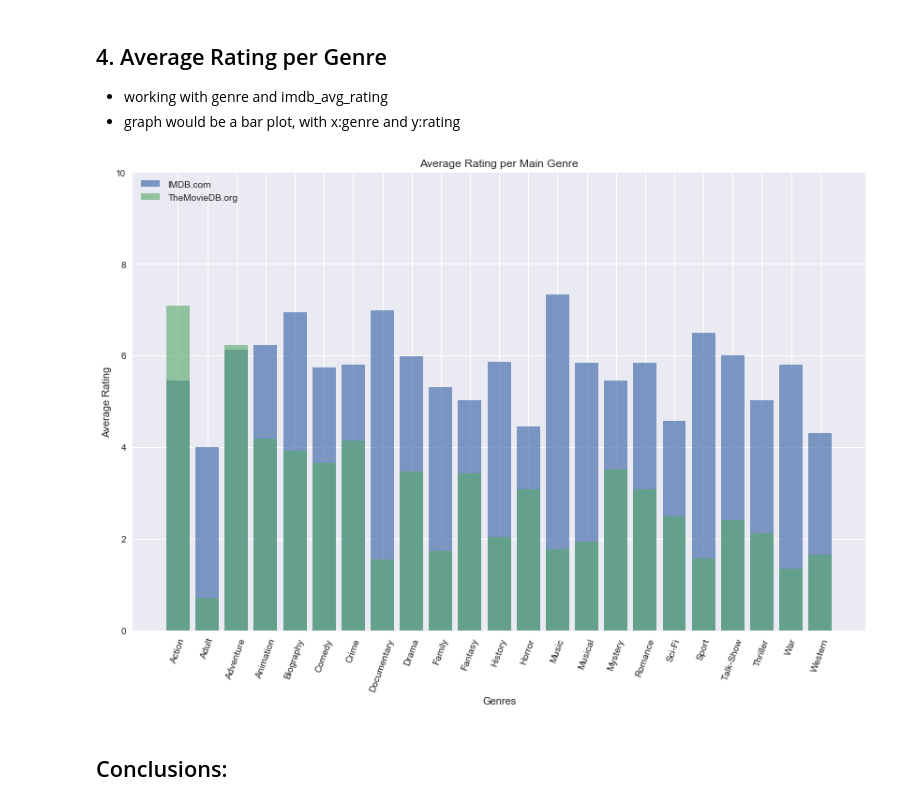
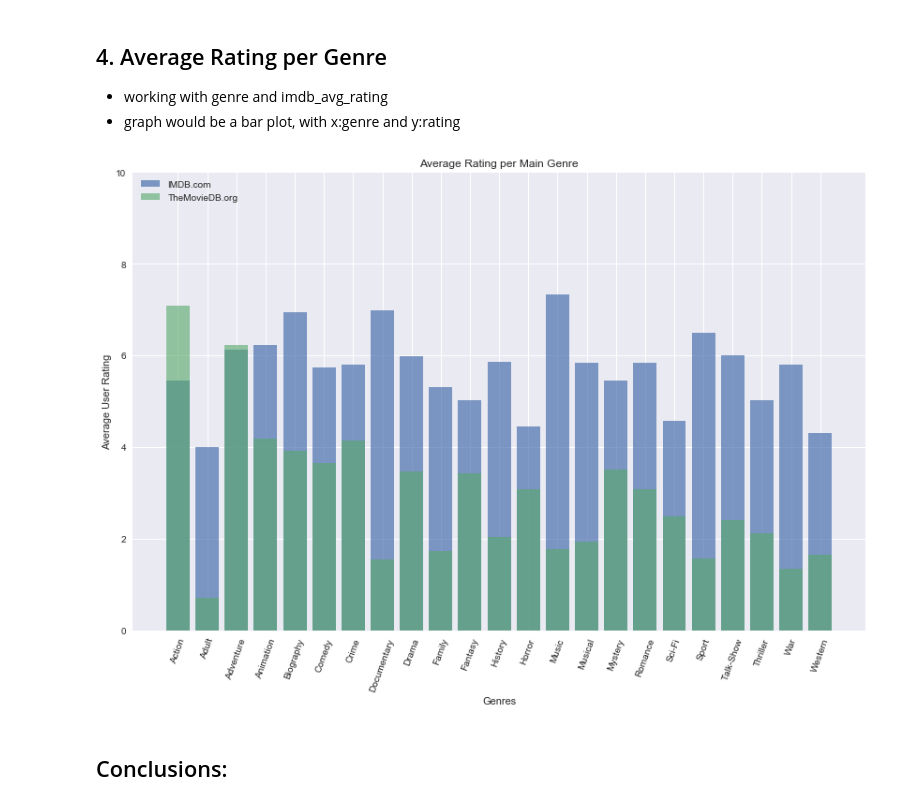
Before and after one commit to sidneykung/Movie-Data-Analysis, a Jupyter notebook: final_analysis.ipynb, the cells around one changed output. Cells and saved outputs as stored; diff of their text form; code cells hidden in the pictures.

```diff
--- a/final_analysis.ipynb
+++ b/final_analysis.ipynb
@@ -170,33 +165,33 @@ all_genres[['Genre_1','Genre_2','Genre_3']] = all_genres.genres.str.split(",",ex
 # %%
 # # y-axis
 imdb_rating = all_genres.groupby('Genre_1')['imdb_avg_rating'].mean()
 db_rating = all_genres.groupby('Genre_1')['db_popularity'].mean()
 # imdb_rating = src.genre_pandas_mean(all_genres, 'imdb_avg_rating')
 # db_rating = src.genre_pandas_mean(all_genres, 'db_popularity')
 
 # x-axis
 categories = imdb_rating.index
 
 # creating a bar plot
 plt.style.use('seaborn')
 fig, ax = plt.subplots(figsize=(14,9))
 ax.bar(categories, imdb_rating, alpha=0.7)
 ax.bar(categories, db_rating, alpha=0.6)
 
 # setting title and axis labels
 ax.set_xlabel('Genres')
 plt.xticks(rotation=70)
-ax.set_ylabel('Average Rating')
+ax.set_ylabel('Average User Rating')
 ax.set_title('Average Rating per Main Genre')
 
 # setting legend and ylim
 plt.legend(['IMDB.com', 'TheMovieDB.org'], loc=2)
 ax.set_ylim(0, 10)
 
 plt.savefig('visualizations/avg_rating.pdf')
 plt.show()
 # %% [output]
-[figure, old version]
+[figure, new version]
 # %% [markdown]
 ## Conclusions:
 # %% [markdown]
```
Also changed, not shown: parts of 16 cells of this notebook, 6 other files.
